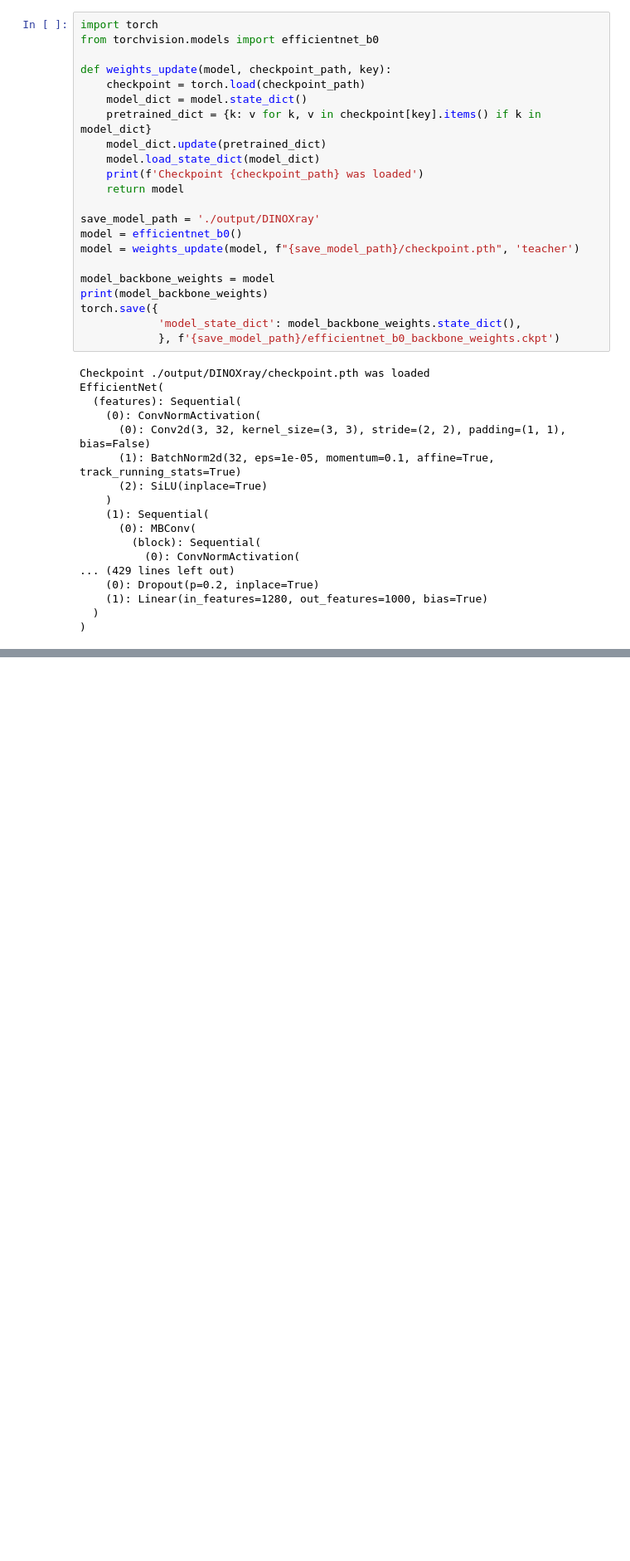
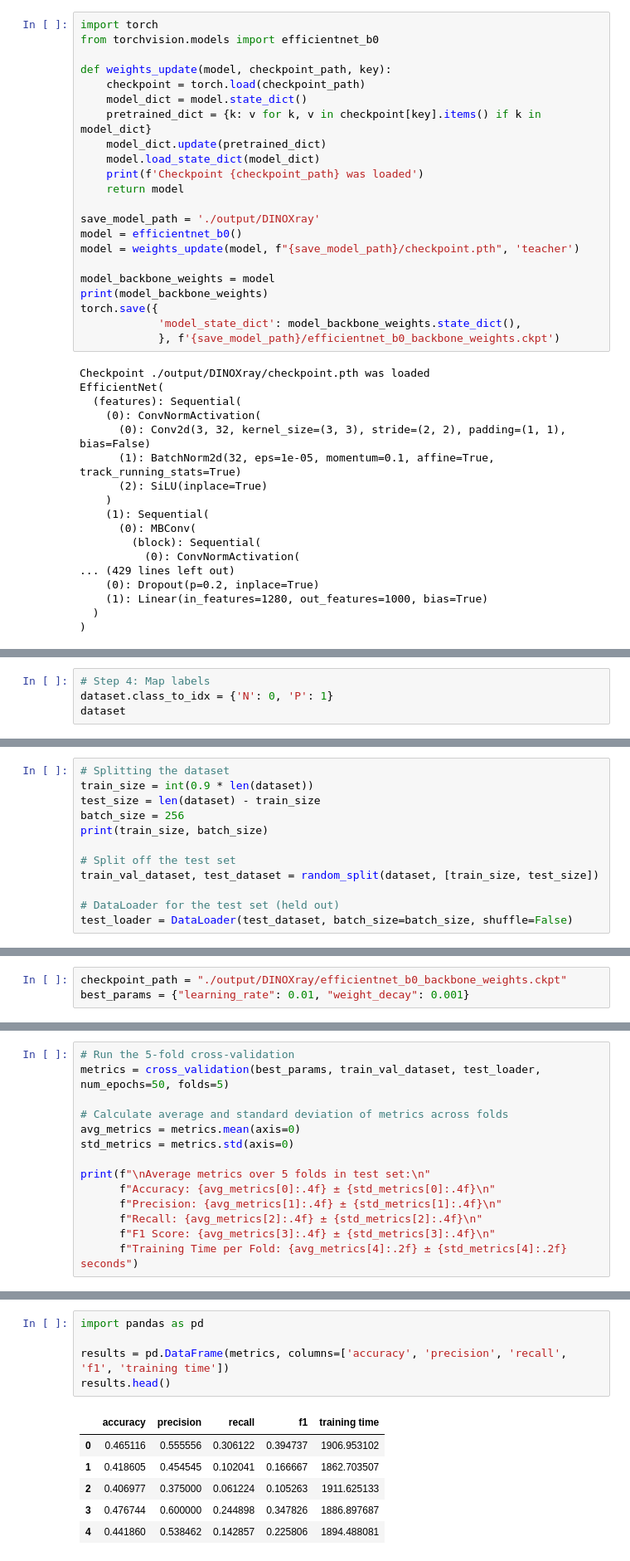
Before and after one commit to tta13/msc-deep-learning, a Jupyter notebook: dino.ipynb, the cells around one changed output, grey strips where cells are left out. Shown: that part at 83% size. Saved outputs shown, nothing was run; the diff lists cells and outputs as text; blank space fills up the shorter version.

Commit message:
Update DINO fine-tuned results

```diff
--- a/dino.ipynb
+++ b/dino.ipynb
@@ -190,0 +221,4 @@ EfficientNet(
+# %%
+# Step 4: Map labels
+dataset.class_to_idx = {'N': 0, 'P': 1}
+dataset
@@ -190,0 +246,12 @@ EfficientNet(
+# %%
+# Splitting the dataset
+train_size = int(0.9 * len(dataset))
+test_size = len(dataset) - train_size
+batch_size = 256
+print(train_size, batch_size)
+
+# Split off the test set
+train_val_dataset, test_dataset = random_split(dataset, [train_size, test_size])
+
+# DataLoader for the test set (held out)
+test_loader = DataLoader(test_dataset, batch_size=batch_size, shuffle=False)
@@ -190,0 +260,3 @@ EfficientNet(
+# %%
+checkpoint_path = "./output/DINOXray/efficientnet_b0_backbone_weights.ckpt"
+best_params = {"learning_rate": 0.01, "weight_decay": 0.001}
@@ -190,0 +432,14 @@ EfficientNet(
+# %%
+# Run the 5-fold cross-validation
+metrics = cross_validation(best_params, train_val_dataset, test_loader, num_epochs=50, folds=5)
+
+# Calculate average and standard deviation of metrics across folds
+avg_metrics = metrics.mean(axis=0)
+std_metrics = metrics.std(axis=0)
+
+print(f"\nAverage metrics over 5 folds in test set:\n"
+      f"Accuracy: {avg_metrics[0]:.4f} ± {std_metrics[0]:.4f}\n"
+      f"Precision: {avg_metrics[1]:.4f} ± {std_metrics[1]:.4f}\n"
+      f"Recall: {avg_metrics[2]:.4f} ± {std_metrics[2]:.4f}\n"
+      f"F1 Score: {avg_metrics[3]:.4f} ± {std_metrics[3]:.4f}\n"
+      f"Training Time per Fold: {avg_metrics[4]:.2f} ± {std_metrics[4]:.2f} seconds")
@@ -190,0 +477,12 @@ EfficientNet(
+# %%
+import pandas as pd
+
+results = pd.DataFrame(metrics, columns=['accuracy', 'precision', 'recall', 'f1', 'training time'])
+results.head()
+# %% [output]
+|  | accuracy | precision | recall | f1 | training time |
+| 0 | 0.465116 | 0.555556 | 0.306122 | 0.394737 | 1906.953102 |
+| 1 | 0.418605 | 0.454545 | 0.102041 | 0.166667 | 1862.703507 |
+| 2 | 0.406977 | 0.375000 | 0.061224 | 0.105263 | 1911.625133 |
+| 3 | 0.476744 | 0.600000 | 0.244898 | 0.347826 | 1886.897687 |
+| 4 | 0.441860 | 0.538462 | 0.142857 | 0.225806 | 1894.488081 |
```
Also changed, not shown: parts of 9 cells of this notebook, 1 other file.
